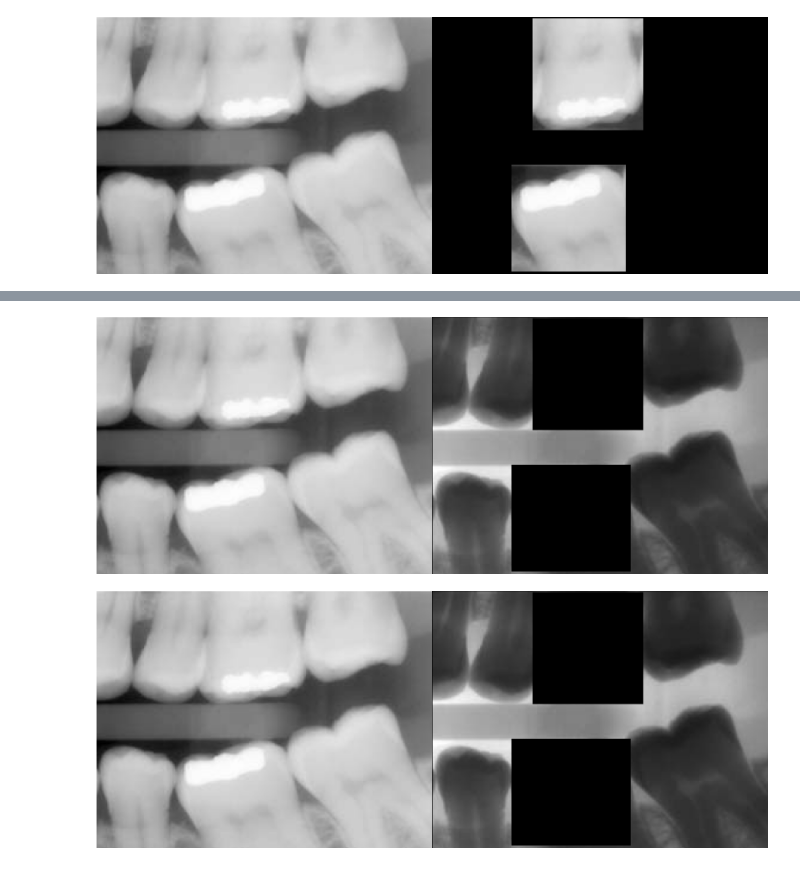
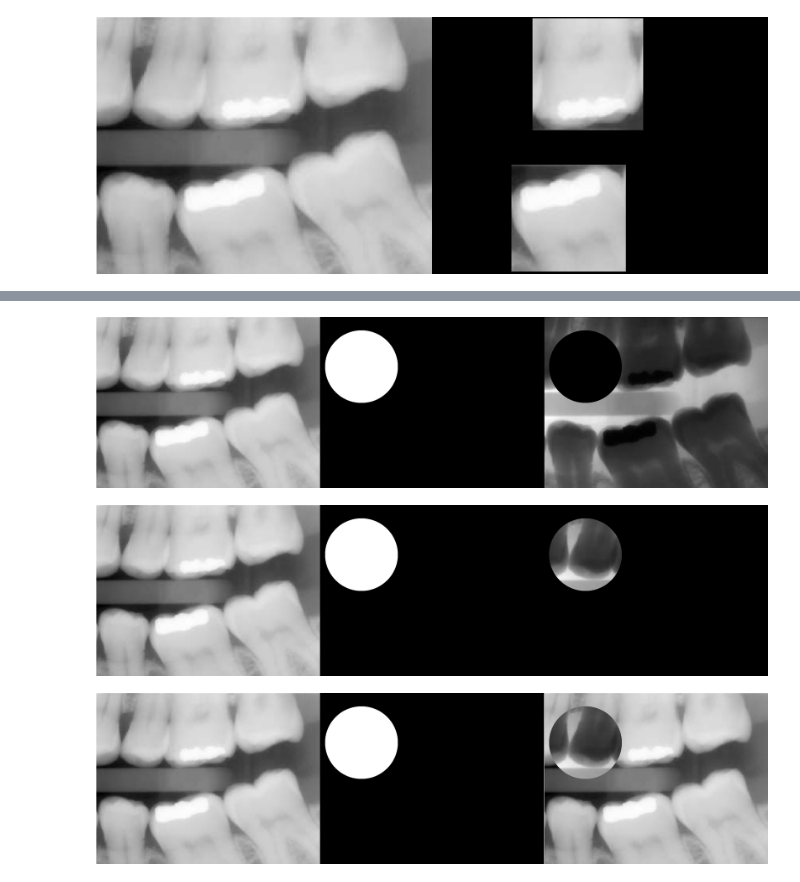
Before and after one commit to ririssilvia/Pemrograman-Mobile-project-hello_world, a Jupyter notebook: Week05.ipynb, the cells around one changed output, grey strips where cells are left out. Drawn from its saved outputs; the diff is of its cells as text; code cells hidden in the pictures.

```diff
--- a/Week05.ipynb
+++ b/Week05.ipynb
@@ -171,26 +172,42 @@ cv2_imshow(final_frame)
 # %%
-image = cv.imread('/content/drive/MyDrive/PCVK/teeth.jpg')
-mask_not = np.zeros(image.shape, dtype=np.uint8)
+# 5.2 = NOT
 
-mask_not = cv.rectangle(mask_not, pt1=(405,5), pt2=(850,455), color=(255,255,255), thickness=-1)
-result = image | mask_not
+original = cv.imread('/content/drive/MyDrive/PCVK/teeth.jpg')
 
-result_not1 = ~image & ~mask_or1
+mask_not = np.zeros(original.shape, dtype=np.uint8)
+mask_not = cv.circle(mask_not, center = (250, 300), radius=220, color=(255,255,255), thickness=-1)
 
-final_frame = cv.hconcat((image, result_not1))
+masked_output = ~original & ~mask_not
+
+final_frame = cv.hconcat((original, mask_not, masked_output))
 cv2_imshow(final_frame)
 # %% [output]
-[figure, old version]
+[figure, new version]
+# %%
+# 5.3 = NAND
+
+original = cv.imread('/content/drive/MyDrive/PCVK/teeth.jpg')
+
+mask_nand = np.zeros(original.shape, dtype=np.uint8)
+mask_nand = cv.circle(mask_nand, center = (250, 300), radius=220, color=(255,255,255), thickness=-1)
+
+masked_output = ~original & mask_nand
+
+final_frame = cv.hconcat((original, mask_nand, masked_output))
+cv2_imshow(final_frame)
+# %% [output]
+[figure, added]
 # %%
-image = cv.imread('/content/drive/MyDrive/PCVK/teeth.jpg')
-mask_xor = np.zeros(image.shape, dtype=np.uint8)
+# 5.4 = XOR
 
-mask_xor1 = cv.rectangle(mask_not, pt1=(320,595), pt2=(800,1025), color=(255,255,255), thickness=-1)
-result = image ^ mask_not
+original = cv.imread('/content/drive/MyDrive/PCVK/teeth.jpg')
 
-result_xor1 = image ^ mask_xor1
+mask_xor = np.zeros(original.shape, dtype=np.uint8)
+mask_xor = cv.circle(mask_xor, center = (250, 300), radius=220, color=(255,255,255), thickness=-1)
 
-final_frame = cv.hconcat((image, result_not1))
+masked_output = original ^ mask_xor
+
+final_frame = cv.hconcat((original, mask_xor, masked_output))
 cv2_imshow(final_frame)
 # %% [output]
-[figure, old version]
+[figure, new version]
```
Also changed, not shown: parts of 2 cells of this notebook.
